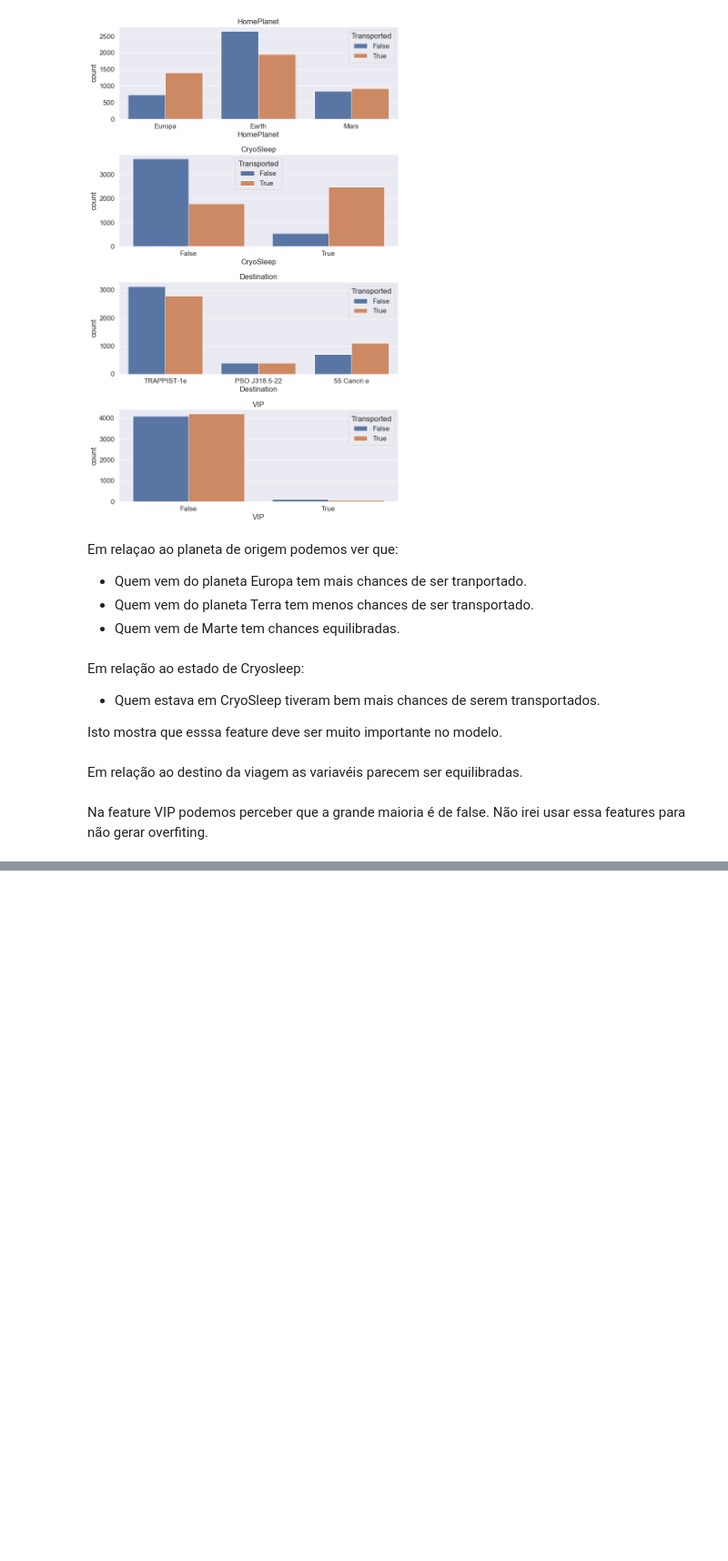
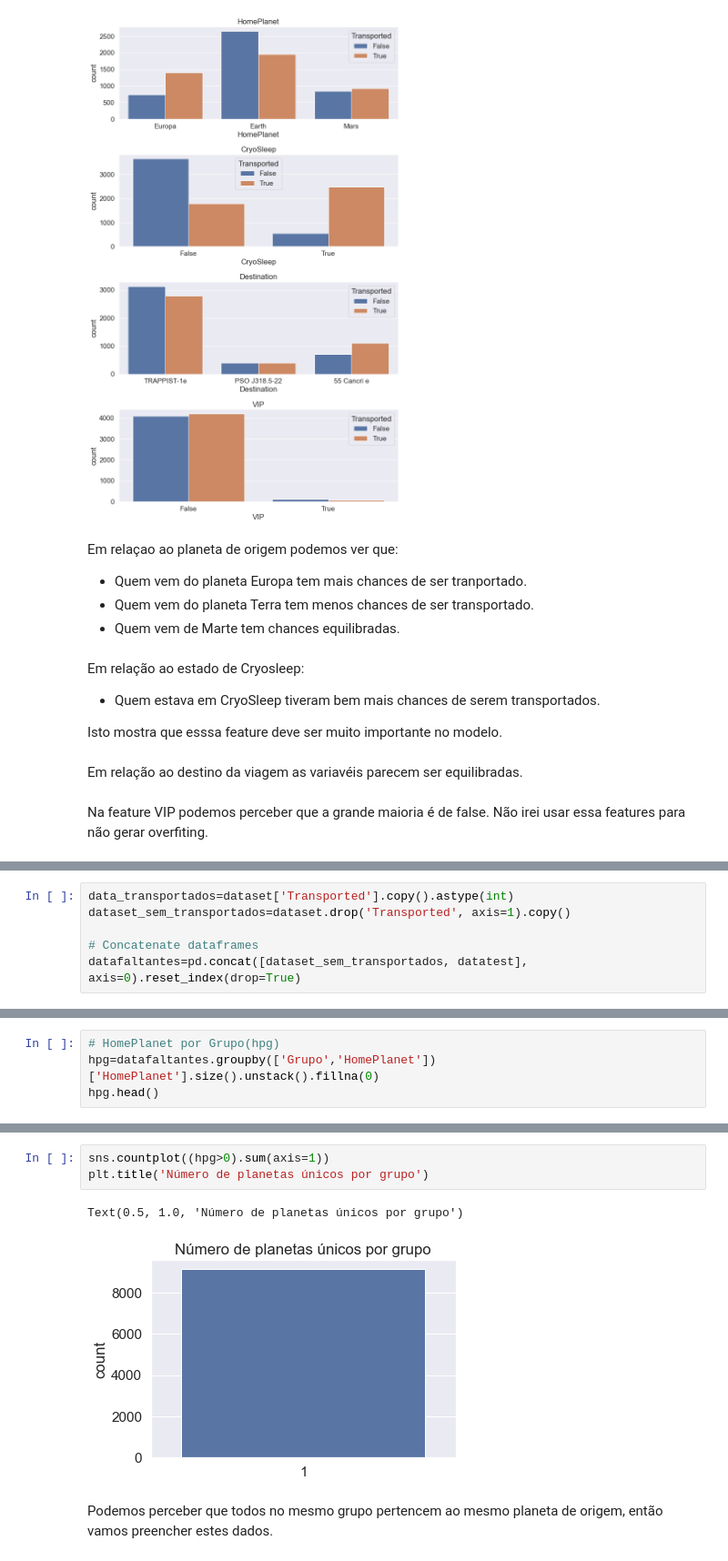
Before and after one commit to renatonogueirajr/spaceship_titanic, a Jupyter notebook: main.ipynb, the cells around one changed output, grey strips where cells are left out. Shown at 91% size. Drawn from its saved outputs; the diff is of its cells as text; blank space fills up the shorter version.

```diff
--- a/main.ipynb
+++ b/main.ipynb
@@ -224,0 +368,6 @@ Na feature VIP podemos perceber que a grande maioria é de false. Não irei usar
+# %%
+data_transportados=dataset['Transported'].copy().astype(int)
+dataset_sem_transportados=dataset.drop('Transported', axis=1).copy()
+
+# Concatenate dataframes
+datafaltantes=pd.concat([dataset_sem_transportados, datatest], axis=0).reset_index(drop=True)
@@ -224,0 +376,4 @@ Na feature VIP podemos perceber que a grande maioria é de false. Não irei usar
+# %%
+# HomePlanet por Grupo(hpg)
+hpg=datafaltantes.groupby(['Grupo','HomePlanet'])['HomePlanet'].size().unstack().fillna(0)
+hpg.head()
@@ -224,0 +388,8 @@ Na feature VIP podemos perceber que a grande maioria é de false. Não irei usar
+# %%
+sns.countplot((hpg>0).sum(axis=1))
+plt.title('Número de planetas únicos por grupo')
+# %% [output]
+Text(0.5, 1.0, 'Número de planetas únicos por grupo')
+[figure, added]
+# %% [markdown]
+Podemos perceber que todos no mesmo grupo pertencem ao mesmo planeta de origem, então vamos preencher estes dados.
```
Also changed, not shown: parts of 25 cells of this notebook.
